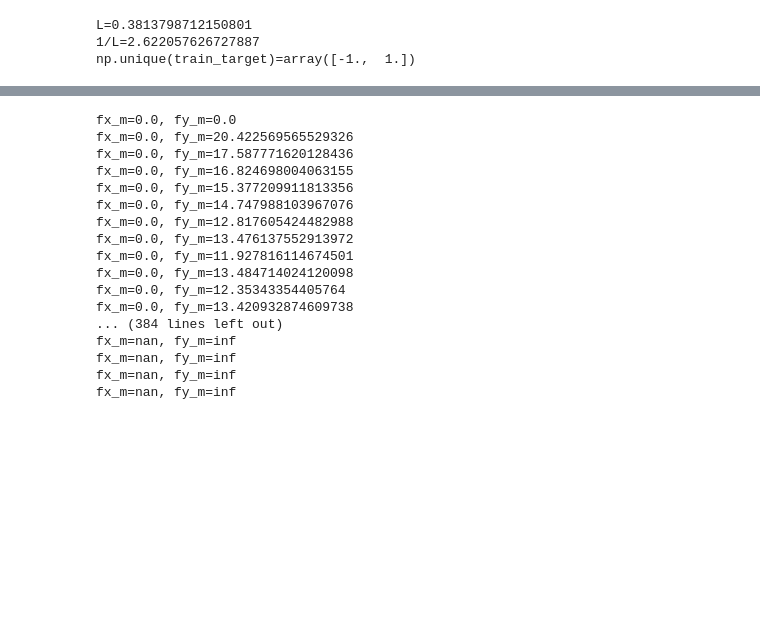
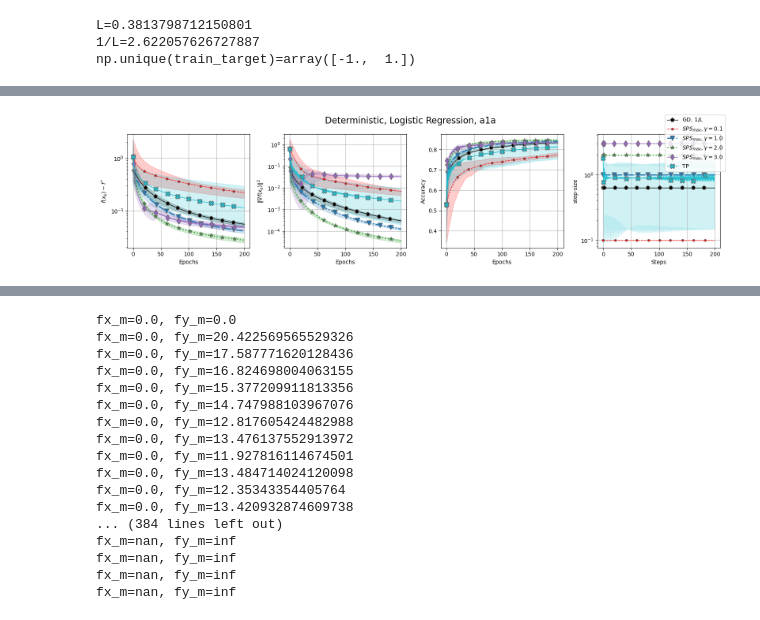
Before and after one commit to fxrshed/twin-polyak, a Jupyter notebook: experiments/logistic_regression.ipynb, the cells around one changed output, grey strips where cells are left out. Cells and saved outputs as stored; diff of their text form; code cells hidden in the pictures; blank space fills up the shorter version.

```diff
--- a/experiments/logistic_regression.ipynb
+++ b/experiments/logistic_regression.ipynb
@@ -338,0 +901,85 @@ class SPS_MA(BaseOptimizer):
+# %%
+setting = "deterministic"
+dataset_name = "a1a"
+
+histories = []
+labels = []
+
+seed_results = []
+for seed in range(5):
+    results = utils.load_results(loss="logreg",
+                                setting=setting,
+                                dataset_name=dataset_name,
+                                batch_size=0,
+                                n_epochs=200,
+                                optimizer="SGD-L",
+                                lr="1_0",
+                                seed=seed
+                                )
+
+    seed_results.append(results)
+histories.append(seed_results)
+if setting == "deterministic":
+    labels.append(r"GD, $1/L$")
+else:
+    labels.append(r"SGD, $1/L$")
+
+for eta_max in [0.1, 1.0, 2.0, 3.0]:
+    seed_results = []
+    for seed in range(5):
+        results = utils.load_results(loss="logreg",
+                                    setting=setting,
+                                    dataset_name=dataset_name,
+                                    batch_size=0,
+                                    n_epochs=200,
+                                    optimizer=f"SPSMAX_{eta_max}".replace(".", "_"),
+                                    lr="1_0",
+                                    seed=seed
+                                    )
+
+        seed_results.append(results)
+    histories.append(seed_results)
+    labels.append(r"$SPS_{{max}}, \gamma={0}$".format(eta_max))
+
+
+seed_results = []
+for seed in range(5):
+    results = utils.load_results(loss="logreg",
+                                setting=setting,
+                                dataset_name=dataset_name,
+                                batch_size=0,
+                                n_epochs=200,
+                                optimizer="STP",
+                                lr="1_0",
+                                seed=seed
+                                )
+
+    seed_results.append(results)
+histories.append(seed_results)
+if setting == "deterministic":
+    labels.append("TP")
+else:
+    labels.append("STP")
+
+
+with open(f"experiments/solver/{dataset_name}_sol.pkl", "rb") as file:
+    b = pickle.load(file)
+    train_f_star = b["train/f_star"]
+
+plotter_seeds(histories=histories,
+        labels=labels,
+        colors=["black", "red", "tab:blue", "tab:green", "tab:purple", "tab:cyan"],
+        linestyles=["-", "--", "-.", ":", "-", "-"],
+        linewidths=[1.0, 1.0, 2.0, 2.0, 1.0, 1.0],
+        markers=["p", ".", "v", "*", "d", "X"],
+        markeredgecolor="dimgrey",
+        markersize=8,
+        alphas=[1.0, 1.0, 1.0, 1.0, 1.0, 1.0],
+        f_star=train_f_star,
+        suptitle=f"{setting.capitalize()}, Logistic Regression, {dataset_name}",
+        prefix="train",
+        threshold=0.0,
+        # filename=f"{dataset_name}_{setting.lower()}_logreg.pdf",
+        )
+# %% [output]
+[figure, added]
```
Also changed, not shown: parts of 19 cells of this notebook, 12 other files.
